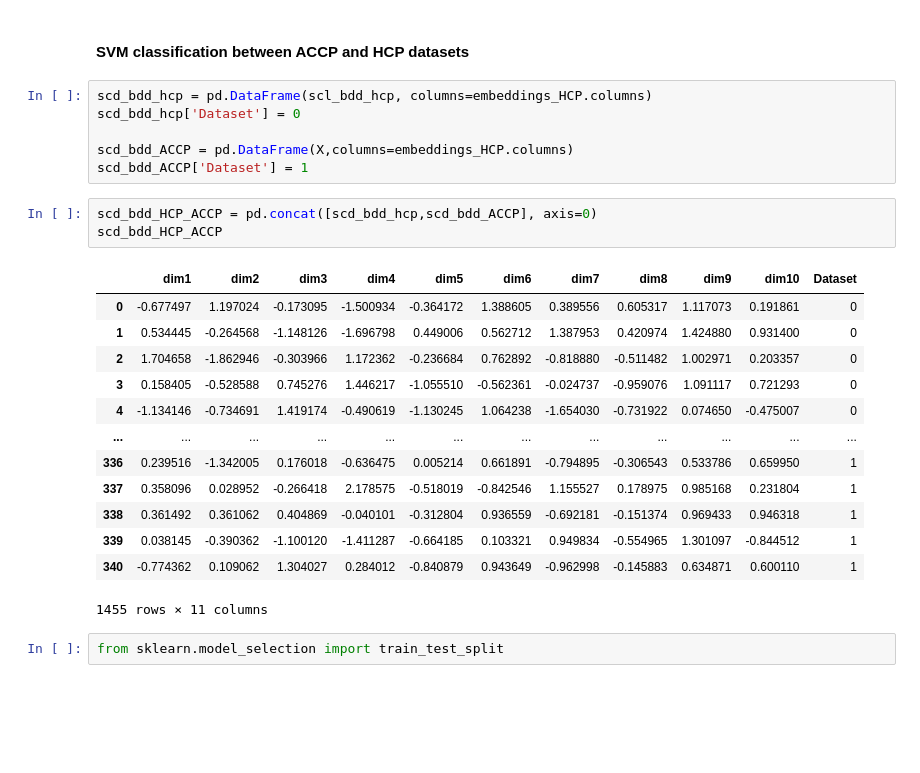
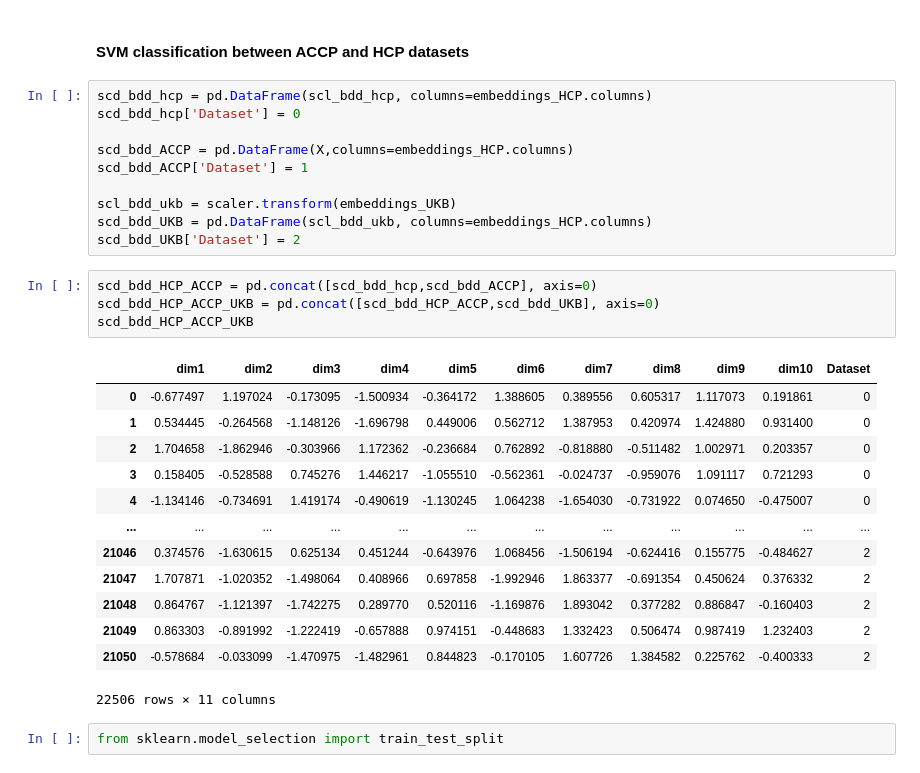
Before and after one commit to neurospin/champollion_V1, a Jupyter notebook: contrastive/notebooks/antoine/SVM_classifier_on_HCP_left_cingulate_dim10.ipynb, the cells around one changed output. Drawn from its saved outputs; the diff is of its cells as text; blank space fills up the shorter version.

```diff
--- a/contrastive/notebooks/antoine/SVM_classifier_on_HCP_left_cingulate_dim10.ipynb
+++ b/contrastive/notebooks/antoine/SVM_classifier_on_HCP_left_cingulate_dim10.ipynb
@@ -204,23 +204,28 @@ scd_bdd_hcp['Dataset'] = 0
 
 scd_bdd_ACCP = pd.DataFrame(X,columns=embeddings_HCP.columns)
 scd_bdd_ACCP['Dataset'] = 1
+
+scl_bdd_ukb = scaler.transform(embeddings_UKB)
+scd_bdd_UKB = pd.DataFrame(scl_bdd_ukb, columns=embeddings_HCP.columns)
+scd_bdd_UKB['Dataset'] = 2
 # %%
 scd_bdd_HCP_ACCP = pd.concat([scd_bdd_hcp,scd_bdd_ACCP], axis=0)
-scd_bdd_HCP_ACCP
+scd_bdd_HCP_ACCP_UKB = pd.concat([scd_bdd_HCP_ACCP,scd_bdd_UKB], axis=0)
+scd_bdd_HCP_ACCP_UKB
 # %% [output]
 |  | dim1 | dim2 | dim3 | dim4 | dim5 | dim6 | dim7 | dim8 | dim9 | dim10 | Dataset |
 | 0 | -0.677497 | 1.197024 | -0.173095 | -1.500934 | -0.364172 | 1.388605 | 0.389556 | 0.605317 | 1.117073 | 0.191861 | 0 |
 | 1 | 0.534445 | -0.264568 | -1.148126 | -1.696798 | 0.449006 | 0.562712 | 1.387953 | 0.420974 | 1.424880 | 0.931400 | 0 |
 | 2 | 1.704658 | -1.862946 | -0.303966 | 1.172362 | -0.236684 | 0.762892 | -0.818880 | -0.511482 | 1.002971 | 0.203357 | 0 |
 | 3 | 0.158405 | -0.528588 | 0.745276 | 1.446217 | -1.055510 | -0.562361 | -0.024737 | -0.959076 | 1.091117 | 0.721293 | 0 |
 | 4 | -1.134146 | -0.734691 | 1.419174 | -0.490619 | -1.130245 | 1.064238 | -1.654030 | -0.731922 | 0.074650 | -0.475007 | 0 |
 | ... | ... | ... | ... | ... | ... | ... | ... | ... | ... | ... | ... |
-| 336 | 0.239516 | -1.342005 | 0.176018 | -0.636475 | 0.005214 | 0.661891 | -0.794895 | -0.306543 | 0.533786 | 0.659950 | 1 |
-| 337 | 0.358096 | 0.028952 | -0.266418 | 2.178575 | -0.518019 | -0.842546 | 1.155527 | 0.178975 | 0.985168 | 0.231804 | 1 |
-| 338 | 0.361492 | 0.361062 | 0.404869 | -0.040101 | -0.312804 | 0.936559 | -0.692181 | -0.151374 | 0.969433 | 0.946318 | 1 |
-| 339 | 0.038145 | -0.390362 | -1.100120 | -1.411287 | -0.664185 | 0.103321 | 0.949834 | -0.554965 | 1.301097 | -0.844512 | 1 |
-| 340 | -0.774362 | 0.109062 | 1.304027 | 0.284012 | -0.840879 | 0.943649 | -0.962998 | -0.145883 | 0.634871 | 0.600110 | 1 |
+| 21046 | 0.374576 | -1.630615 | 0.625134 | 0.451244 | -0.643976 | 1.068456 | -1.506194 | -0.624416 | 0.155775 | -0.484627 | 2 |
+| 21047 | 1.707871 | -1.020352 | -1.498064 | 0.408966 | 0.697858 | -1.992946 | 1.863377 | -0.691354 | 0.450624 | 0.376332 | 2 |
+| 21048 | 0.864767 | -1.121397 | -1.742275 | 0.289770 | 0.520116 | -1.169876 | 1.893042 | 0.377282 | 0.886847 | -0.160403 | 2 |
+| 21049 | 0.863303 | -0.891992 | -1.222419 | -0.657888 | 0.974151 | -0.448683 | 1.332423 | 0.506474 | 0.987419 | 1.232403 | 2 |
+| 21050 | -0.578684 | -0.033099 | -1.470975 | -1.482961 | 0.844823 | -0.170105 | 1.607726 | 1.384582 | 0.225762 | -0.400333 | 2 |
-1455 rows × 11 columns
+22506 rows × 11 columns
 # %%
 from sklearn.model_selection import train_test_split
 # %%
```
Also changed, not shown: parts of 23 cells of this notebook, 2 other files.
